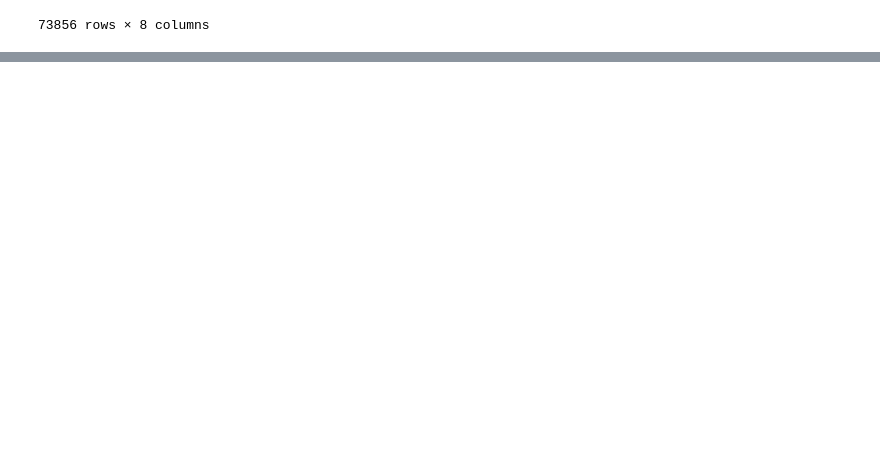
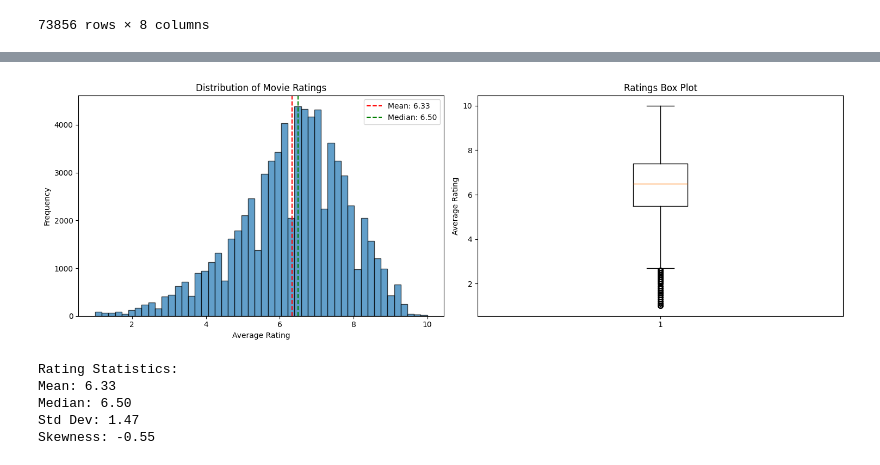
Before and after one commit to Skylar-Lorena/CRISP-DM, a Jupyter notebook: notebooks/02_imbd_eda.ipynb, the cells around one changed output, grey strips where cells are left out. Cells and saved outputs as stored; diff of their text form; code cells hidden in the pictures; blank space fills up the shorter version.

Commit message:
feat: add histogram, box plot, and statistics for average_ratings

```diff
--- a/notebooks/02_imbd_eda.ipynb
+++ b/notebooks/02_imbd_eda.ipynb
@@ -103,0 +108,32 @@ df
+# %%
+fig, axes = plt.subplots(1, 2, figsize=(15,5))
+
+# Histogram
+axes[0].hist(df['average_ratings'].dropna(), bins=50, edgecolor='black', alpha=0.7)
+axes[0].axvline(df['average_ratings'].mean(), color='red', linestyle='--', label=f'Mean: {df["average_ratings"].mean():.2f}')
+axes[0].axvline(df['average_ratings'].median(), color='green', linestyle='--', label=f'Median: {df["average_ratings"].median():.2f}')
+axes[0].set_xlabel('Average Rating')
+axes[0].set_ylabel('Frequency')
+axes[0].set_title('Distribution of Movie Ratings')
+axes[0].legend()
+
+# Box plot
+axes[1].boxplot(df['average_ratings'].dropna(), vert=True)
+axes[1].set_ylabel('Average Rating')
+axes[1].set_title('Ratings Box Plot')
+
+plt.tight_layout()
+plt.show()
+
+print(f"Rating Statistics:")
+print(f"Mean: {df['average_ratings'].mean():.2f}")
+print(f"Median: {df['average_ratings'].median():.2f}")
+print(f"Std Dev: {df['average_ratings'].std():.2f}")
+print(f"Skewness: {df['average_ratings'].skew():.2f}")
+# %% [output]
+[figure, added]
+Rating Statistics:
+Mean: 6.33
+Median: 6.50
+Std Dev: 1.47
+Skewness: -0.55
```
Also changed, not shown: parts of 1 cell of this notebook.
